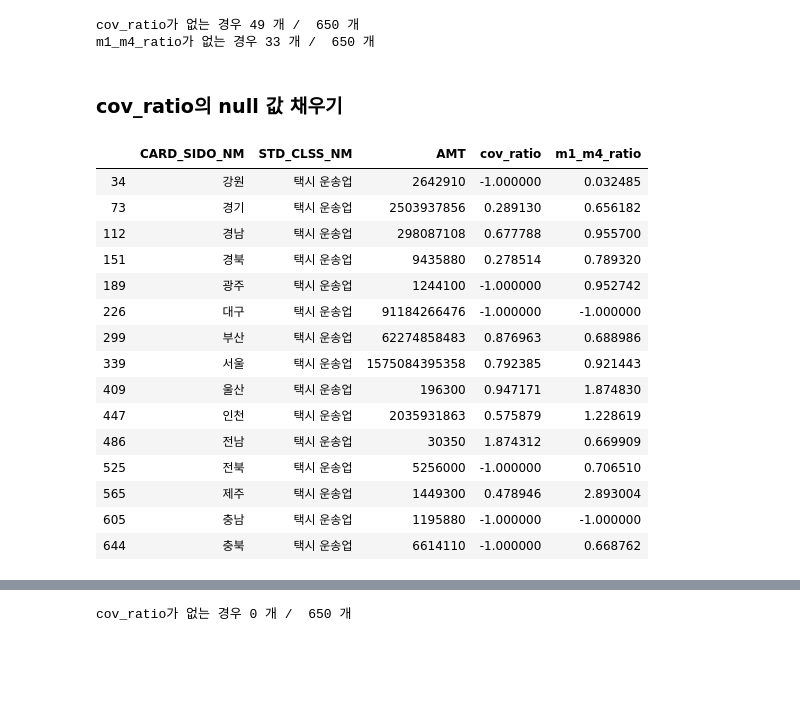
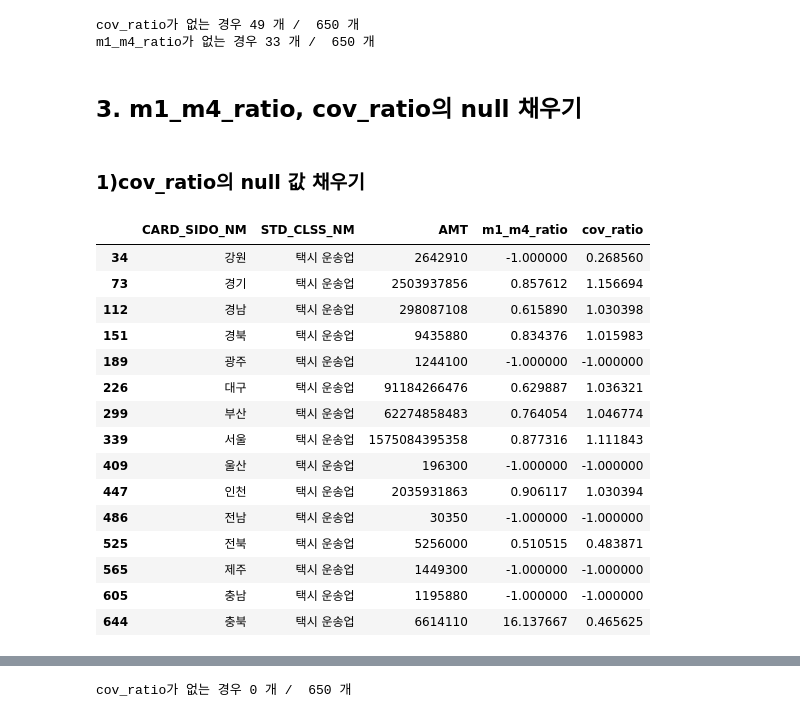
Before and after one commit to deagwon97/dacon-jeju-creditcard, a Jupyter notebook: jeju_creditcard_base_line_code.ipynb, the cells around one changed output, grey strips where cells are left out. Drawn from its saved outputs; the diff is of its cells as text; code cells hidden in the pictures; blank space fills up the shorter version.

```diff
--- a/jeju_creditcard_base_line_code.ipynb
+++ b/jeju_creditcard_base_line_code.ipynb
@@ -154,9 +151,2 @@ gc.collect()
 # %% [markdown]
 # 예측 모형 만들기
-# %%
-#data = pd.read_csv('201901-202003.csv')
-data = data.fillna('')
-df = data.copy()
-df = df[['REG_YYMM', 'CARD_SIDO_NM', 'STD_CLSS_NM', 'AMT']]
-df = df.groupby(['REG_YYMM', 'CARD_SIDO_NM', 'STD_CLSS_NM']).sum().reset_index(drop=False)
-df
@@ -231,14 +155,15 @@ data.loc[:, ['REG_YYMM',
 # %%
-group_data = data.loc[:, ['REG_YYMM',
-                          'CARD_SIDO_NM',
-                          'STD_CLSS_NM',
-                          'AMT']].groupby(['CARD_SIDO_NM',
-                                          'STD_CLSS_NM',
-                                          'REG_YYMM'])['AMT'].sum()
-group_data = pd.DataFrame(group_data)
-#group_data = group_data.reset_index()
+# 데이터를 날짜, 도시, 업종으로 groupby
+# 인덱싱을 편하게 하기 위해 row를 CARD_SIDO_NM,	STD_CLSS_NM, REG_YYMM 3개의 level로 표현
+
+group_city_clss_time = data.loc[:, ['REG_YYMM', 'CARD_SIDO_NM', 'STD_CLSS_NM', 'AMT']]\
+                           .groupby(['CARD_SIDO_NM', 'STD_CLSS_NM', 'REG_YYMM'])['AMT']\
+                           .sum()
+
+group_city_clss_time = pd.DataFrame(group_city_clss_time)
 gc.collect()
-group_data
+# group_data는 'AMT'하나만 column으로 갖는다.
+group_city_clss_time
 # %% [output]
 |  |  |  | AMT |
 | CARD_SIDO_NM | STD_CLSS_NM | REG_YYMM |  |
@@ -255,11 +180,14 @@ group_data
 |  |  | 202003 | 12733490 |
 9438 rows × 1 columns
 # %%
-group_data_2 = pd.DataFrame(data.loc[:, ['CARD_SIDO_NM',
+#group_city_clss 만들기
+# CARD_SIDO_NM , STD_CLSS_NM으로만 groupby
+# REG_YYMM는 모두 통합
+group_city_clss = pd.DataFrame(data.loc[:, ['CARD_SIDO_NM',
                           'STD_CLSS_NM',
                           'AMT']].groupby(['CARD_SIDO_NM',
                                           'STD_CLSS_NM'])['AMT'].sum())
-group_data_2 = group_data_2.reset_index()
-group_data_2['cov_ratio'] = 0
-group_data_2['m1_m4_ratio'] = 1
-#group_data_2 = np.zeros([len(group_data_2),3], dtype='<U2')
+group_city_clss = group_city_clss.reset_index() #index를 column에 포함시키기
+group_city_clss['m1_m4_ratio'] =  0
+group_city_clss['cov_ratio'] = 0
+group_city_clss
@@ -336,31 +264,33 @@ print('m1_m4_ratio가 없는 경우',len(group_data_2[(group_data_2['m1_m4_ratio
 # %% [output]
 cov_ratio가 없는 경우 49 개 /  650 개
 m1_m4_ratio가 없는 경우 33 개 /  650 개
+# %% [markdown]
+## 3. m1_m4_ratio, cov_ratio의 null 채우기
 # %% [markdown]
-### cov_ratio의 null 값 채우기
+### 1)cov_ratio의 null 값 채우기
 # %%
-group_data_2[(group_data_2['STD_CLSS_NM'] == '택시 운송업') ]
+group_city_clss[(group_city_clss['STD_CLSS_NM'] == '택시 운송업') ]
 ## 택시 운송없의 경우 우선 데이터가 많지 않다.
 ## 또한 지역별로 코로나 변수의 편차가 심하다 -> 어던 지역은 코로나의 영향을 덜 받고, 어떤 지역은 코로나의 영향을 많이 받는다.
 #  이 문제를 해결할 방법이 떠오르지 않으므로 그냥 동일 업종의 다른 지역 ratio를 평균해서 구함.
 
 # 이곳의 null값을 채우는 방법 -> 1안 코로나 변수가 존재하는 지역들의 평균
                                 # 2안 있는 데이터를 잘 조합하여 생성
 # %% [output]
-|  | CARD_SIDO_NM | STD_CLSS_NM | AMT | cov_ratio | m1_m4_ratio |
-| 34 | 강원 | 택시 운송업 | 2642910 | -1.000000 | 0.032485 |
-| 73 | 경기 | 택시 운송업 | 2503937856 | 0.289130 | 0.656182 |
-| 112 | 경남 | 택시 운송업 | 298087108 | 0.677788 | 0.955700 |
-| 151 | 경북 | 택시 운송업 | 9435880 | 0.278514 | 0.789320 |
-| 189 | 광주 | 택시 운송업 | 1244100 | -1.000000 | 0.952742 |
-| 226 | 대구 | 택시 운송업 | 91184266476 | -1.000000 | -1.000000 |
-| 299 | 부산 | 택시 운송업 | 62274858483 | 0.876963 | 0.688986 |
-| 339 | 서울 | 택시 운송업 | 1575084395358 | 0.792385 | 0.921443 |
-| 409 | 울산 | 택시 운송업 | 196300 | 0.947171 | 1.874830 |
-| 447 | 인천 | 택시 운송업 | 2035931863 | 0.575879 | 1.228619 |
-| 486 | 전남 | 택시 운송업 | 30350 | 1.874312 | 0.669909 |
-| 525 | 전북 | 택시 운송업 | 5256000 | -1.000000 | 0.706510 |
-| 565 | 제주 | 택시 운송업 | 1449300 | 0.478946 | 2.893004 |
+|  | CARD_SIDO_NM | STD_CLSS_NM | AMT | m1_m4_ratio | cov_ratio |
+| 34 | 강원 | 택시 운송업 | 2642910 | -1.000000 | 0.268560 |
+| 73 | 경기 | 택시 운송업 | 2503937856 | 0.857612 | 1.156694 |
+| 112 | 경남 | 택시 운송업 | 298087108 | 0.615890 | 1.030398 |
+| 151 | 경북 | 택시 운송업 | 9435880 | 0.834376 | 1.015983 |
+| 189 | 광주 | 택시 운송업 | 1244100 | -1.000000 | -1.000000 |
+| 226 | 대구 | 택시 운송업 | 91184266476 | 0.629887 | 1.036321 |
+| 299 | 부산 | 택시 운송업 | 62274858483 | 0.764054 | 1.046774 |
+| 339 | 서울 | 택시 운송업 | 1575084395358 | 0.877316 | 1.111843 |
+| 409 | 울산 | 택시 운송업 | 196300 | -1.000000 | -1.000000 |
+| 447 | 인천 | 택시 운송업 | 2035931863 | 0.906117 | 1.030394 |
+| 486 | 전남 | 택시 운송업 | 30350 | -1.000000 | -1.000000 |
+| 525 | 전북 | 택시 운송업 | 5256000 | 0.510515 | 0.483871 |
+| 565 | 제주 | 택시 운송업 | 1449300 | -1.000000 | -1.000000 |
 | 605 | 충남 | 택시 운송업 | 1195880 | -1.000000 | -1.000000 |
-| 644 | 충북 | 택시 운송업 | 6614110 | -1.000000 | 0.668762 |
+| 644 | 충북 | 택시 운송업 | 6614110 | 16.137667 | 0.465625 |
 # %%
```
Also changed, not shown: parts of 37 cells of this notebook, 1 other file.
